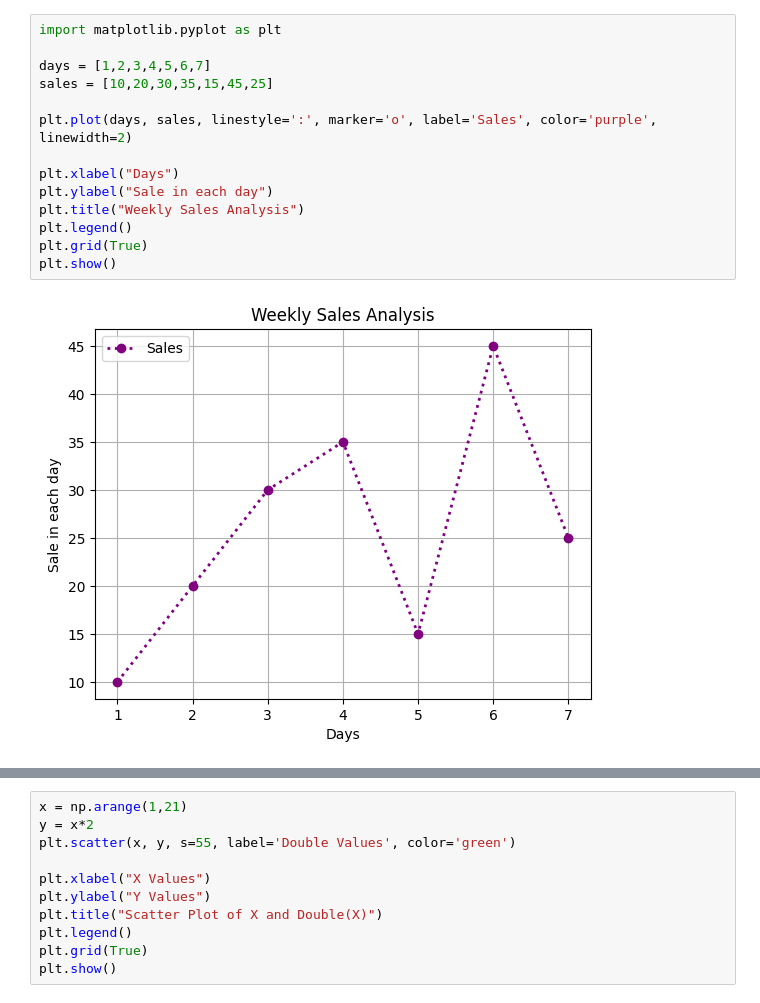
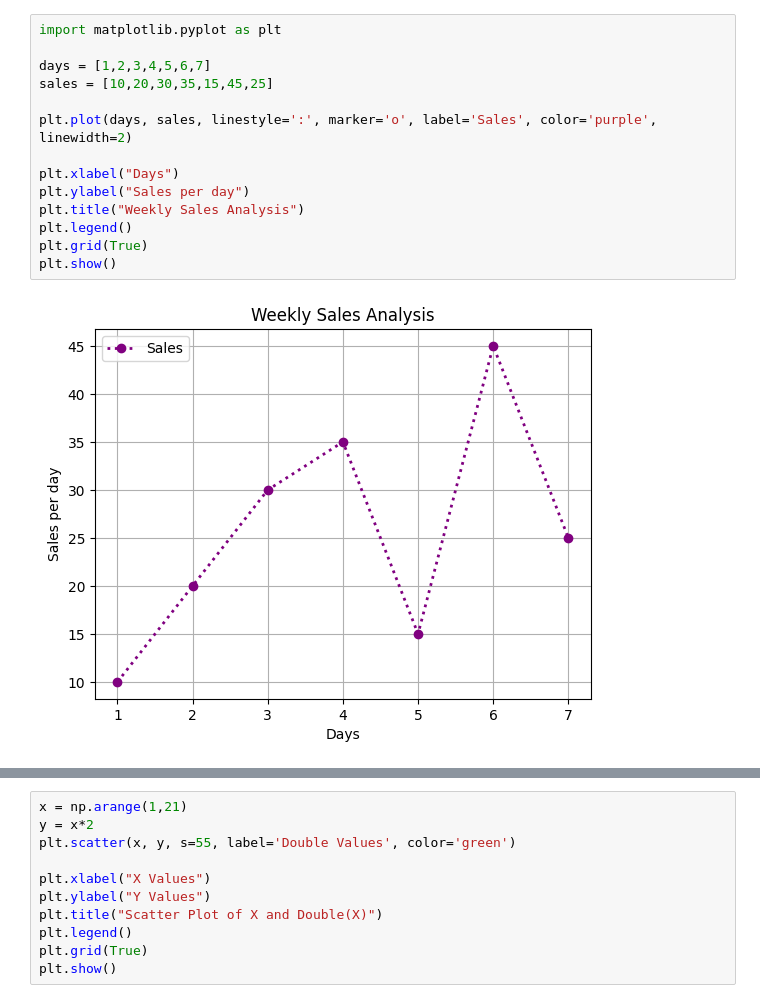
Before and after one commit to cenna-alias/test, a Jupyter notebook: line_plot.ipynb, the cells around one changed output, grey strips where cells are left out. Saved outputs shown, nothing was run; the diff lists cells and outputs as text.

```diff
--- a/line_plot.ipynb
+++ b/line_plot.ipynb
@@ -3,19 +3,19 @@
 # %%
 import matplotlib.pyplot as plt
 
 days = [1,2,3,4,5,6,7]
 sales = [10,20,30,35,15,45,25]
 
 plt.plot(days, sales, linestyle=':', marker='o', label='Sales', color='purple', linewidth=2)
 
 plt.xlabel("Days")
-plt.ylabel("Sale in each day")
+plt.ylabel("Sales per day")
 plt.title("Weekly Sales Analysis")
 plt.legend()
 plt.grid(True)
 plt.show()
 # %% [output]
-[figure, old version]
+[figure, new version]
 # %%
 import numpy as np
 
```
Also changed, not shown: parts of 2 cells of this notebook.
